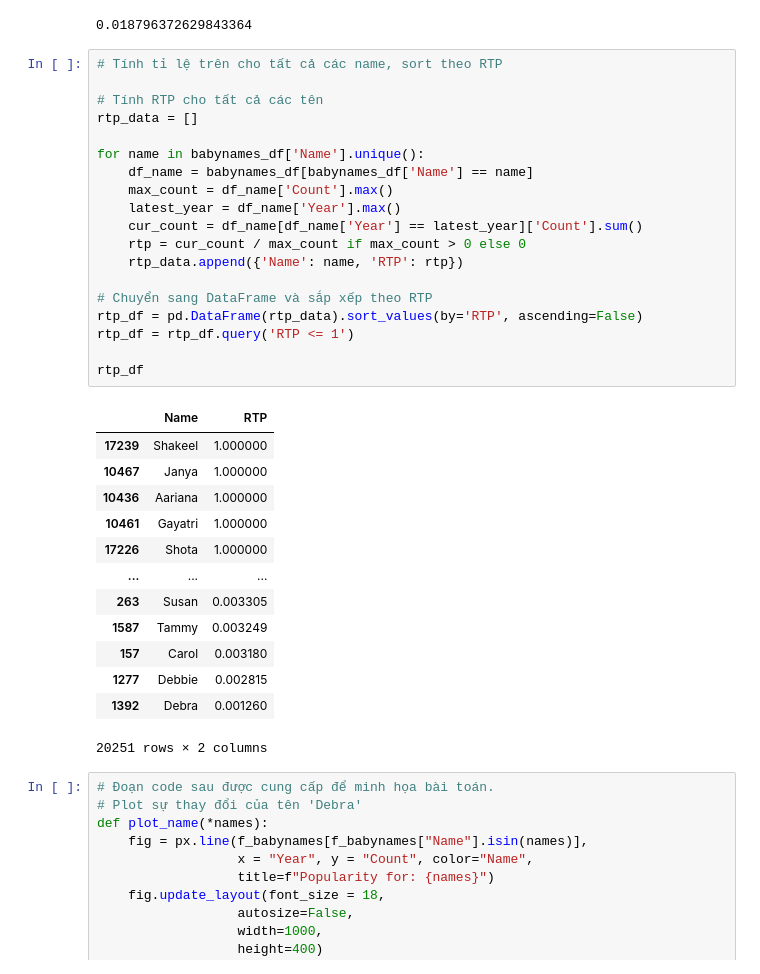
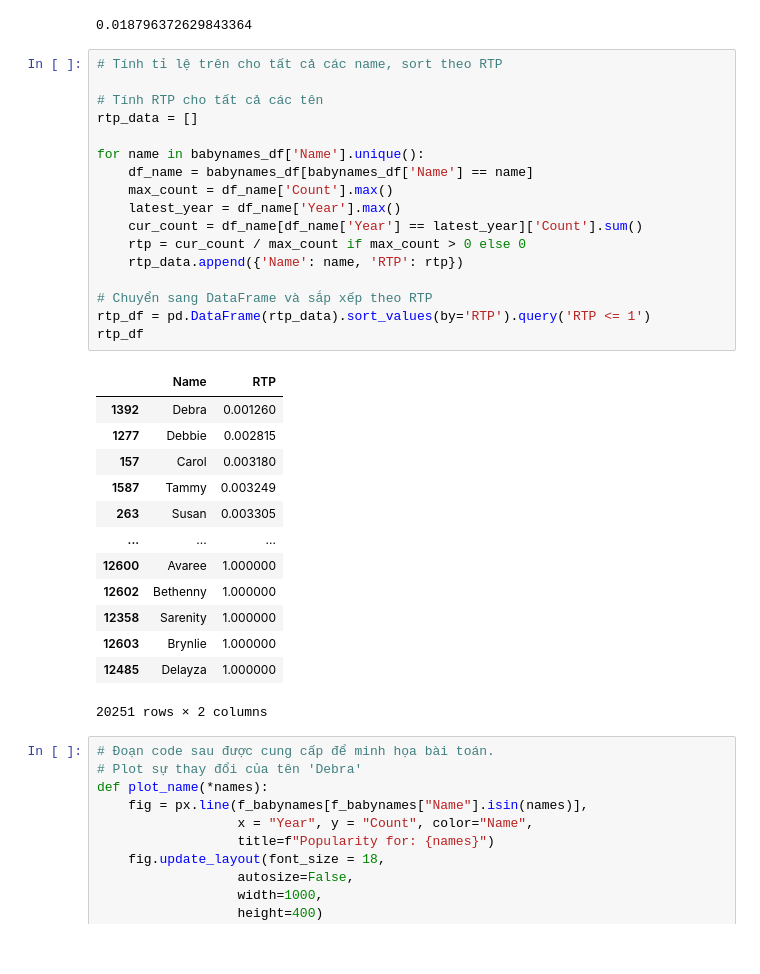
Before and after one commit to PrORain-HCMUS/Programming-for-DS-HW, a Jupyter notebook: HW7/Homework7.ipynb, the cells around one changed output. Saved outputs shown, nothing was run; the diff lists cells and outputs as text.

```diff
--- a/HW7/Homework7.ipynb
+++ b/HW7/Homework7.ipynb
@@ -112,35 +112,33 @@ jennifer_rtp
 # %%
 # Tính tỉ lệ trên cho tất cả các name, sort theo RTP
 
 # Tính RTP cho tất cả các tên
 rtp_data = []
 
 for name in babynames_df['Name'].unique():
     df_name = babynames_df[babynames_df['Name'] == name]
     max_count = df_name['Count'].max()
     latest_year = df_name['Year'].max()
     cur_count = df_name[df_name['Year'] == latest_year]['Count'].sum()
     rtp = cur_count / max_count if max_count > 0 else 0
     rtp_data.append({'Name': name, 'RTP': rtp})
 
 # Chuyển sang DataFrame và sắp xếp theo RTP
-rtp_df = pd.DataFrame(rtp_data).sort_values(by='RTP', ascending=False)
-rtp_df = rtp_df.query('RTP <= 1')
-
+rtp_df = pd.DataFrame(rtp_data).sort_values(by='RTP').query('RTP <= 1')
 rtp_df
 # %% [output]
 |  | Name | RTP |
-| 17239 | Shakeel | 1.000000 |
-| 10467 | Janya | 1.000000 |
-| 10436 | Aariana | 1.000000 |
-| 10461 | Gayatri | 1.000000 |
-| 17226 | Shota | 1.000000 |
+| 1392 | Debra | 0.001260 |
+| 1277 | Debbie | 0.002815 |
+| 157 | Carol | 0.003180 |
+| 1587 | Tammy | 0.003249 |
+| 263 | Susan | 0.003305 |
 | ... | ... | ... |
-| 263 | Susan | 0.003305 |
-| 1587 | Tammy | 0.003249 |
-| 157 | Carol | 0.003180 |
-| 1277 | Debbie | 0.002815 |
-| 1392 | Debra | 0.001260 |
+| 12600 | Avaree | 1.000000 |
+| 12602 | Bethenny | 1.000000 |
+| 12358 | Sarenity | 1.000000 |
+| 12603 | Brynlie | 1.000000 |
+| 12485 | Delayza | 1.000000 |
 20251 rows × 2 columns
 # %%
 # Đoạn code sau được cung cấp để minh họa bài toán.
```
